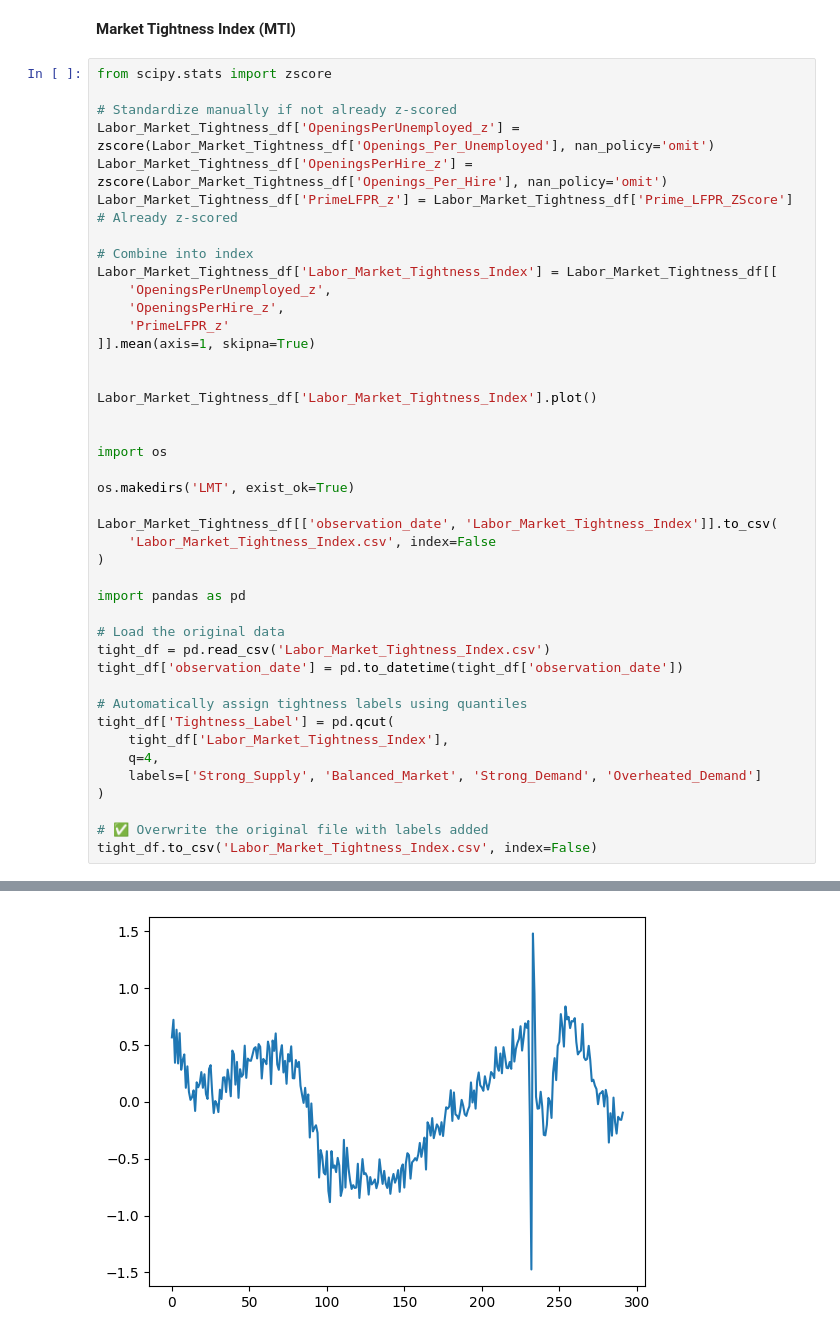
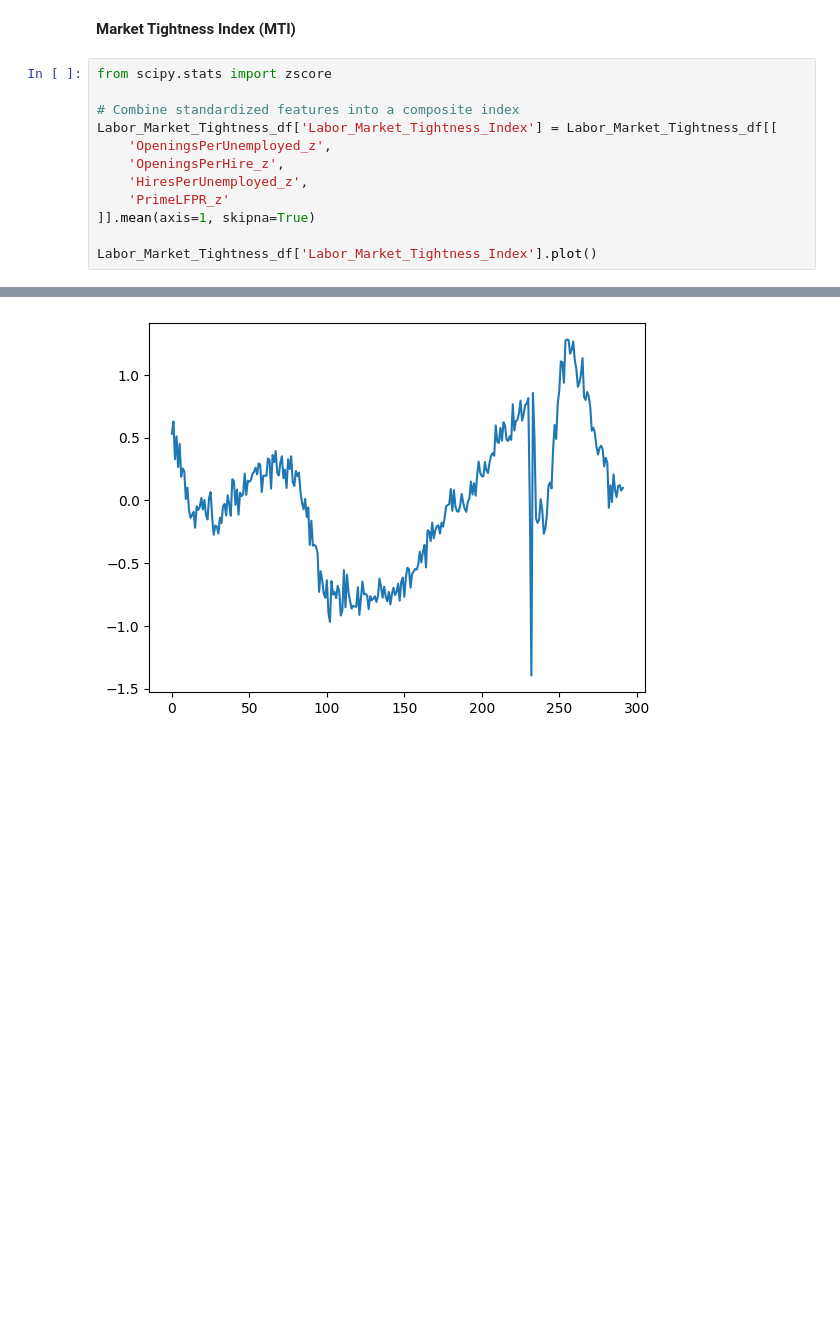
Before and after one commit to Makster04/Labor_Market_Index, a Jupyter notebook: LMT/Labor_Market_Tightness.ipynb, the cells around one changed output, grey strips where cells are left out. Cells and saved outputs as stored; diff of their text form; blank space fills up the shorter version.

```diff
--- a/LMT/Labor_Market_Tightness.ipynb
+++ b/LMT/Labor_Market_Tightness.ipynb
@@ -98,43 +103,13 @@ Index(['observation_date', 'Job_Openings_Rate', 'Hires_Rate', 'Prime_LFPR',
 # %%
 from scipy.stats import zscore
 
-# Standardize manually if not already z-scored
-Labor_Market_Tightness_df['OpeningsPerUnemployed_z'] = zscore(Labor_Market_Tightness_df['Openings_Per_Unemployed'], nan_policy='omit')
-Labor_Market_Tightness_df['OpeningsPerHire_z'] = zscore(Labor_Market_Tightness_df['Openings_Per_Hire'], nan_policy='omit')
-Labor_Market_Tightness_df['PrimeLFPR_z'] = Labor_Market_Tightness_df['Prime_LFPR_ZScore']  # Already z-scored
-
-# Combine into index
+# Combine standardized features into a composite index
 Labor_Market_Tightness_df['Labor_Market_Tightness_Index'] = Labor_Market_Tightness_df[[
     'OpeningsPerUnemployed_z',
     'OpeningsPerHire_z',
+    'HiresPerUnemployed_z',
     'PrimeLFPR_z'
 ]].mean(axis=1, skipna=True)
 
-
 Labor_Market_Tightness_df['Labor_Market_Tightness_Index'].plot()
-
-
-import os
-
-os.makedirs('LMT', exist_ok=True)
-
-Labor_Market_Tightness_df[['observation_date', 'Labor_Market_Tightness_Index']].to_csv(
-    'Labor_Market_Tightness_Index.csv', index=False
-)
-
-import pandas as pd
-
-# Load the original data
-tight_df = pd.read_csv('Labor_Market_Tightness_Index.csv')
-tight_df['observation_date'] = pd.to_datetime(tight_df['observation_date'])
-
-# Automatically assign tightness labels using quantiles
-tight_df['Tightness_Label'] = pd.qcut(
-    tight_df['Labor_Market_Tightness_Index'],
-    q=4,
-    labels=['Strong_Supply', 'Balanced_Market', 'Strong_Demand', 'Overheated_Demand']
-)
-
-# ✅ Overwrite the original file with labels added
-tight_df.to_csv('Labor_Market_Tightness_Index.csv', index=False)
 # %% [output]
@@ -141 +117 @@ tight_df.to_csv('Labor_Market_Tightness_Index.csv', index=False)
-[figure, old version]
+[figure, new version]
```
Also changed, not shown: parts of 3 cells of this notebook, 10 other files.
